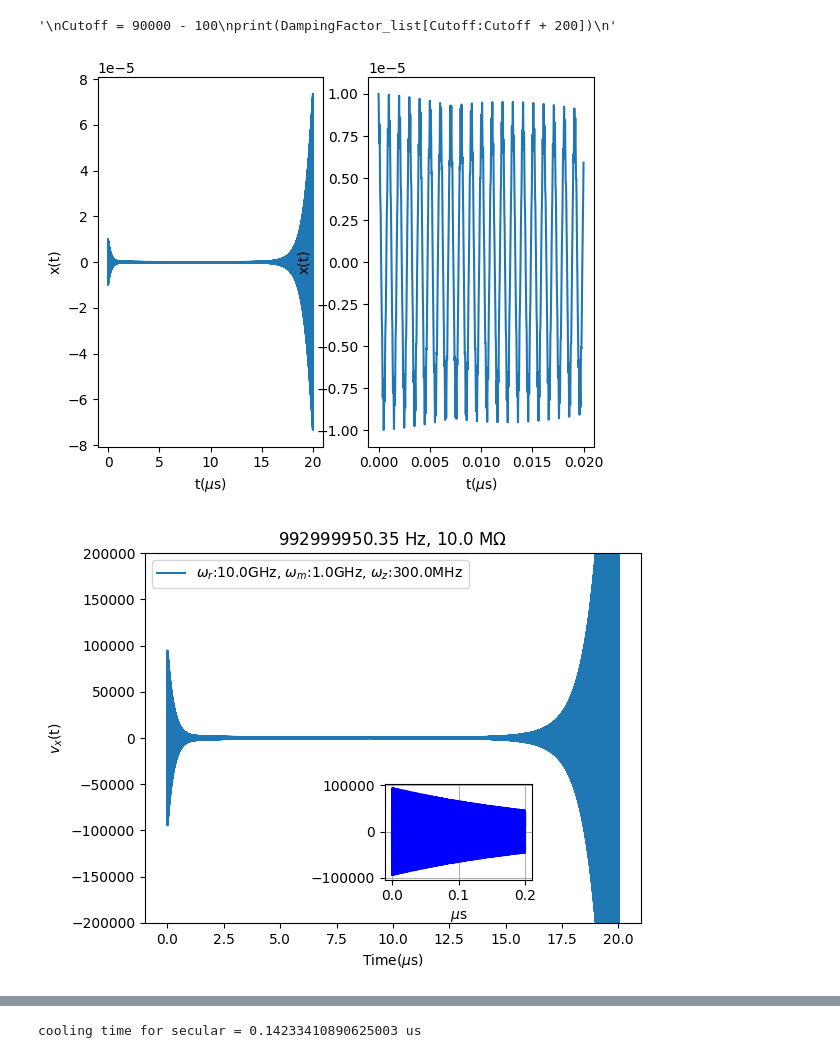
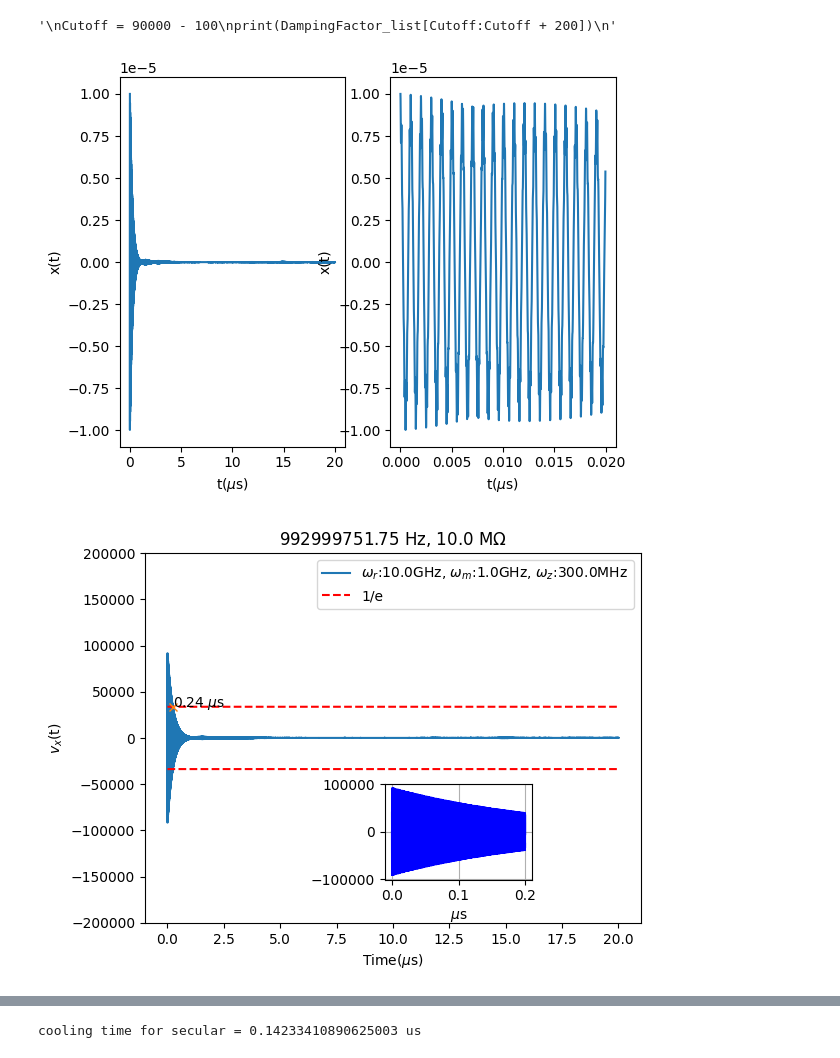
Before and after one commit to yuqian15/electron_micromotion_cooling, a Jupyter notebook: Electron-QIP.ipynb, the cells around one changed output, grey strips where cells are left out. Saved outputs shown, nothing was run; the diff lists cells and outputs as text; code cells hidden in the pictures.

```diff
--- a/Electron-QIP.ipynb
+++ b/Electron-QIP.ipynb
@@ -48,7 +48,7 @@ Temperature = 0.4 # Temperature for the tank circuit, given by article
 
 # Define the spatial step size and the time step size
 
-dt = 1e-12 # time step size
+dt = 1e-11 # time step size
 T = 20e-6 # total time
 N = round(T/dt)
 
@@ -147,8 +147,8 @@ Previously, I used Eular method for intergrating, but the total energy is not co
 # Using RK45 to solve the ODE
 #Amplifier_Num_init = 8
 Amplifier_Num_init = 1
-T_init = 20e-6
-t_eval_init = np.linspace(0, T_init, Amplifier_Num_init * (round(T_init/dt) + 1))
+T_init = 40e-6
+t_eval_init = np.linspace(0, T_init, round(Amplifier_Num_init * (round(T_init/dt) + 1)))
 solution = solve_ivp(fun=lambda t, Vec: DevMotion_init(t, Vec),
                      t_span = (0, T_init),
                      y0 = Vec0,
@@ -326,7 +328,7 @@ Ncorr = round(1 / fres * Q / dt * Amplifier_Num_init) # 1 / fres is the correlat
 
 #if Ncorr % 2 == 0:
 #    Ncorr = Ncorr + 1
-def noise_on_trap(U_rms, samplerate, samples, R, fres, bandwidth = 1e7):
+def noise_on_trap(U_rms, samplerate, samples, R, fres, bandwidth = 1e1):
     t = np.linspace(0, samples / samplerate, int(samples))
 
     signal = np.random.normal(0, bandwidth, size = len(t))
@@ -334,13 +336,14 @@ def noise_on_trap(U_rms, samplerate, samples, R, fres, bandwidth = 1e7):
     N = len(X)
     freqs = np.fft.fftfreq(N) * samplerate
     freqs[0] = 1e-5
-    f_U_noise = U_rms * X / ( 1 +  1j * Q * R * (freqs / fres - fres / freqs))
+    f_U_noise = U_rms * X / ( 1 +  1j * Q * (freqs / fres - fres / freqs))
     U_noise = np.fft.ifft(f_U_noise)
+    #U_noise = np.fft.ifft(X)
     return np.real(U_noise)
 
-JNNoise_Ex = 1 / deff * noise_on_trap(U_rms= U_rms, samplerate= Amplifier_Num_init / dt, samples= 1.05 * T / dt * Amplifier_Num_init, R = Rp, fres = fres)
-JNNoise_Ey = 1 / deff * noise_on_trap(U_rms= U_rms, samplerate= Amplifier_Num_init / dt, samples= 1.05 * T / dt * Amplifier_Num_init, R = Rp, fres = fres)
-JNNoise_Ez = 1 / deff * noise_on_trap(U_rms= U_rms, samplerate= Amplifier_Num_init / dt, samples= 1.05 * T / dt * Amplifier_Num_init, R = Rp, fres = fres)
+JNNoise_Ex = 1 / deff * noise_on_trap(U_rms= U_rms, samplerate= Amplifier_Num_init / dt, samples= 1.05 * T_init / dt * Amplifier_Num_init, R = Rp, fres = fres)
+JNNoise_Ey = 1 / deff * noise_on_trap(U_rms= U_rms, samplerate= Amplifier_Num_init / dt, samples= 1.05 * T_init / dt * Amplifier_Num_init, R = Rp, fres = fres)
+JNNoise_Ez = 1 / deff * noise_on_trap(U_rms= U_rms, samplerate= Amplifier_Num_init / dt, samples= 1.05 * T_init / dt * Amplifier_Num_init, R = Rp, fres = fres)
 # %%
 
 plt.plot(np.array(t_eval_init) * 1e6, JNNoise_Ex[:len(t_eval_init)])
@@ -493,7 +496,7 @@ def DevMotion_para(t, Vec_para):
     Ex, Ey, Ez = tuple(map(sum, zip(Edc(Vec, t),
                                     Erf(Vec, t),
                                     DampingForce(Vec_init, Vec, t),
-                                    #JNNoise(Vec, t)
+                                    JNNoise(Vec, t)
                                     )))
     ax = q * Ex / m
     ay = q * Ey / m
@@ -722,7 +725,7 @@ ax[1].set_ylabel('x(t)')
 # Show the plot
 plt.show()
 # %% [output]
-[figure, old version]
+[figure, new version]
 # %%
 vx_abs_init = (np.abs(np.max(vx_damp)) + np.abs(np.min(vx_damp))) / 2
 e = 2.71828182845904523536
@@ -731,35 +734,35 @@ peaks, heights = find_peaks(vx_damp, height= vx_abs_init/e)
 # %%
 
 
 plt.plot(np.array(t_damp[:len(x_damp) // 500 * 500])*1e6, vx_damp[:len(x_damp) // 500 * 500],\
           label = '$\omega_r$:{}GHz, $\omega_m$:{}GHz, $\omega_z$:{}MHz'.format(wrf/2/np.pi/1e9, wradical/2/np.pi/1e9, waxial/2/np.pi/1e6))
-#plt.plot(np.array(t_damp[:len(x_damp) // 500 * 500])*1e6, vx_abs_init / e * np.ones(len(x_damp))[:len(x_damp) // 500 * 500], 'r--', label = '1/e')
+plt.plot(np.array(t_damp[:len(x_damp) // 500 * 500])*1e6, vx_abs_init / e * np.ones(len(x_damp))[:len(x_damp) // 500 * 500], 'r--', label = '1/e')
 plt.plot(np.array(t_damp[:len(x_damp) // 500 * 500])*1e6, -vx_abs_init / e * np.ones(len(x_damp))[:len(x_damp) // 500 * 500], 'r--')
 plt.plot(np.array(t_damp[peaks[-1]])*1e6, vx_damp[peaks[-1]], "x")
-#plt.text(np.array(t_damp[peaks[-1]])*1e6, vx_damp[peaks[-1]], "%.2f $\mu$s" % (float(t_damp[peaks[-1]]) * 1e6))
-#ax[0].plot(np.array(t_eval[:len(x_damp)])*1e6, x_damp[:len(x_damp)])
+plt.text(np.array(t_damp[peaks[-1]])*1e6, vx_damp[peaks[-1]], "%.2f $\mu$s" % (float(t_damp[peaks[-1]]) * 1e6))
+ax[0].plot(np.array(t_eval[:len(x_damp)])*1e6, x_damp[:len(x_damp)])
 
 # Add labels to the axes
 #plt.set_xlabel('t($\mu$s)')
 #plt.set_ylabel('$v_x$(t)')
 plt.xlabel('Time($\mu$s)')
 plt.ylabel('$v_x$(t)')
 plt.legend()
 plt.ylim([-2e5, 2e5])
 plt.title('{:.2f} Hz, {:.1f} M$\Omega$'.format(fres, Rp/1e6))
 Zoomnum = round(0.2e-6/dt)
 x_zoom = np.array(t_eval[:Zoomnum // 1 * 1])*1e6
 y_zoom = vx_damp[:Zoomnum]
 axes = plt.axes([.50, .2, .23, .2])
 axes.plot(x_zoom, y_zoom, c='blue', lw=1, label='Zoomed curve')
 axes.set_xlabel('$\mu$s')
 #axes.legend(‘right’)
 
 plt.grid()
 
 plt.show()
 # %% [output]
-[figure, old version]
+[figure, new version]
 # %%
 plt.plot(Damping_Ex)
 plt.show()
```
Also changed, not shown: parts of 6 cells of this notebook.
